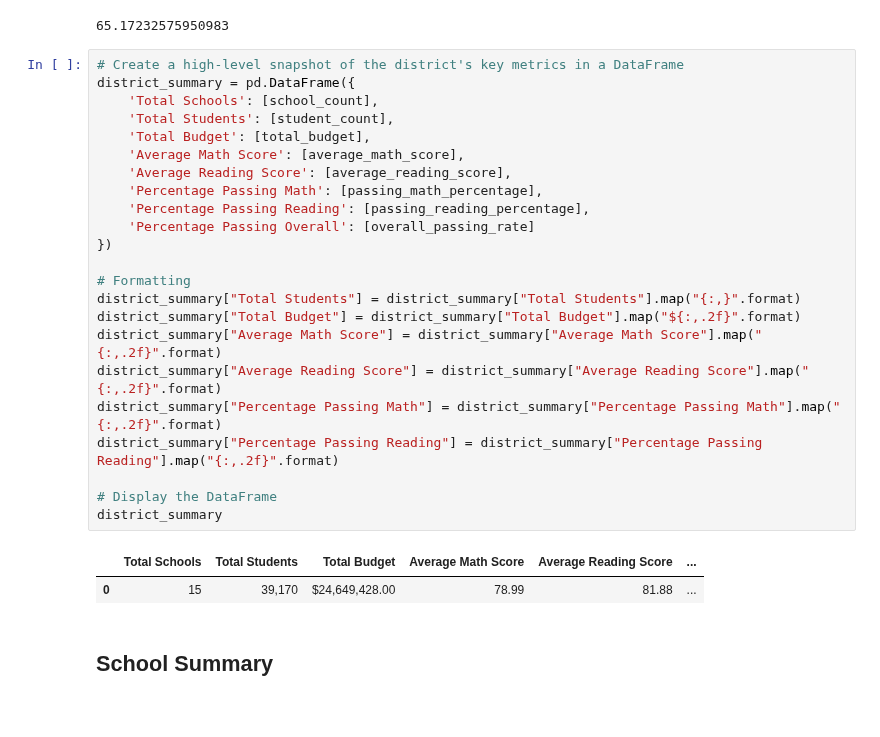
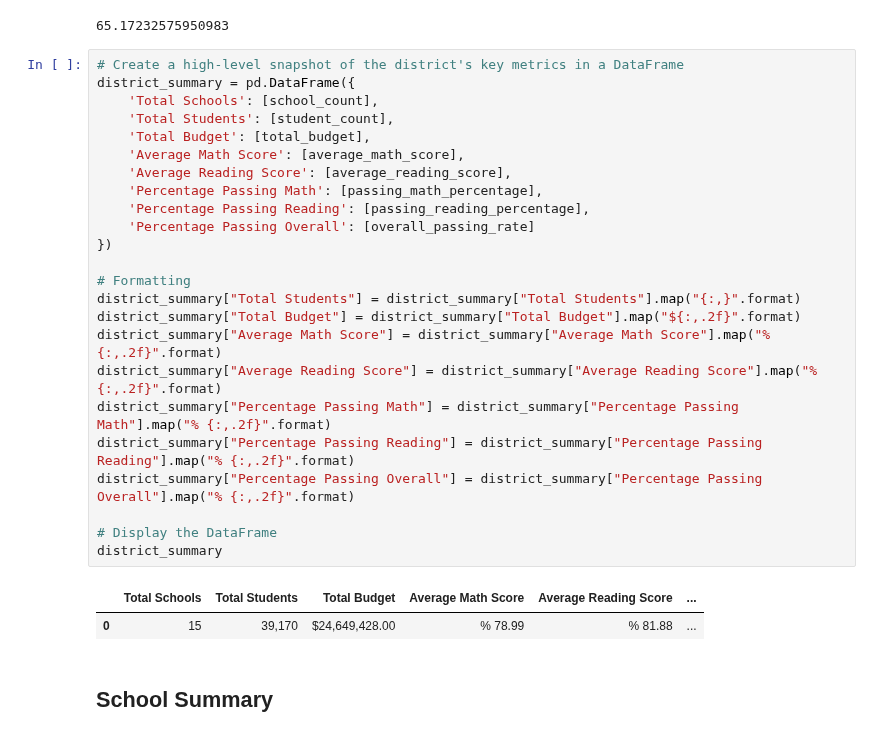
Before and after one commit to bhart4278/pandas-challenge, a Jupyter notebook: PyCitySchools/PyCitySchools_starter.ipynb, the cells around one changed output. Cells and saved outputs as stored; diff of their text form.

Commit message:
District update

```diff
--- a/PyCitySchools/PyCitySchools_starter.ipynb
+++ b/PyCitySchools/PyCitySchools_starter.ipynb
@@ -86,29 +86,30 @@ overall_passing_rate
 # %%
 # Create a high-level snapshot of the district's key metrics in a DataFrame
 district_summary = pd.DataFrame({
     'Total Schools': [school_count],
     'Total Students': [student_count],
     'Total Budget': [total_budget],
     'Average Math Score': [average_math_score],
     'Average Reading Score': [average_reading_score],
     'Percentage Passing Math': [passing_math_percentage],
     'Percentage Passing Reading': [passing_reading_percentage],
     'Percentage Passing Overall': [overall_passing_rate]
 })
 
 # Formatting
 district_summary["Total Students"] = district_summary["Total Students"].map("{:,}".format)
 district_summary["Total Budget"] = district_summary["Total Budget"].map("${:,.2f}".format)
-district_summary["Average Math Score"] = district_summary["Average Math Score"].map("{:,.2f}".format)
-district_summary["Average Reading Score"] = district_summary["Average Reading Score"].map("{:,.2f}".format)
-district_summary["Percentage Passing Math"] = district_summary["Percentage Passing Math"].map("{:,.2f}".format)
-district_summary["Percentage Passing Reading"] = district_summary["Percentage Passing Reading"].map("{:,.2f}".format)
+district_summary["Average Math Score"] = district_summary["Average Math Score"].map("% {:,.2f}".format)
+district_summary["Average Reading Score"] = district_summary["Average Reading Score"].map("% {:,.2f}".format)
+district_summary["Percentage Passing Math"] = district_summary["Percentage Passing Math"].map("% {:,.2f}".format)
+district_summary["Percentage Passing Reading"] = district_summary["Percentage Passing Reading"].map("% {:,.2f}".format)
+district_summary["Percentage Passing Overall"] = district_summary["Percentage Passing Overall"].map("% {:,.2f}".format)
 
 # Display the DataFrame
 district_summary
 # %% [output]
 |  | Total Schools | Total Students | Total Budget | Average Math Score | Average Reading Score | ... |
-| 0 | 15 | 39,170 | $24,649,428.00 | 78.99 | 81.88 | ... |
+| 0 | 15 | 39,170 | $24,649,428.00 | % 78.99 | % 81.88 | ... |
 # %% [markdown]
 ## School Summary
 # %%
```
